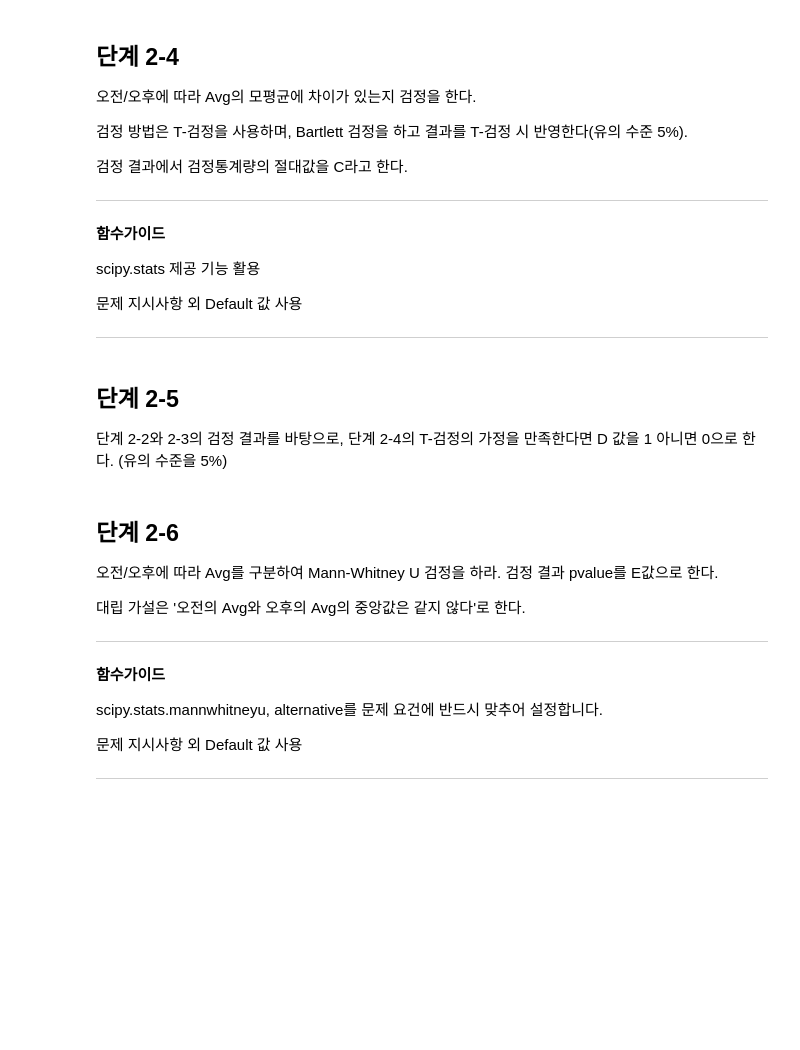
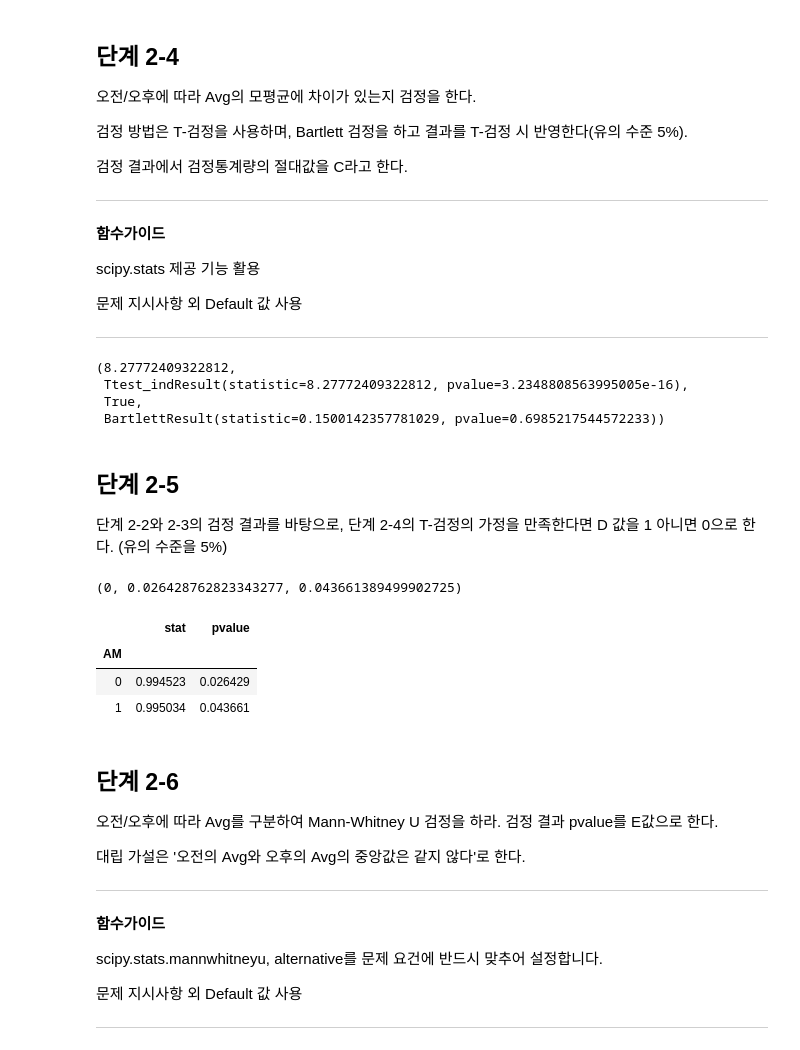
Before and after one commit to sunkusun9/DS_lv3_2605, a Jupyter notebook: sec_ds_lv3_prob3_prob.ipynb, the cells around one changed output. Saved outputs shown, nothing was run; the diff lists cells and outputs as text; code cells hidden in the pictures; blank space fills up the shorter version.

```diff
--- a/sec_ds_lv3_prob3_prob.ipynb
+++ b/sec_ds_lv3_prob3_prob.ipynb
@@ -957,10 +1029,45 @@ scipy.stats 제공 기능 활용
 문제 지시사항 외 Default 값 사용
 
 ---
+# %%
+# ttest_1samp: H0: mu = a, H1: mu ≠ a # , left: mu < a , right: mu > a 검정장 버젼의 scipys.stats 미제공
+# ttest_ind:  H0: mu_1 = mu_2, H1: mu_1 ≠ mu_2,  paired가 아닌
+# ttest_rel: H0: mu = mu', H1: mu ≠ mu',  어떤 기준에의 paired가 되는
+
+from scipy.stats import ttest_ind, bartlett
+
+result_bart = bartlett(
+    df_prob2.loc[df_prob2['AM'] == 0, 'Avg'], df_prob2.loc[df_prob2['AM'] == 1, 'Avg']
+) #  Bartlett 검정을 하고 결과를 T-검정 시 반영한다(유의 수준 5%).
+equal_var_bart = result_bart.pvalue >= 0.05
+result2_4 = ttest_ind(
+    df_prob2.loc[df_prob2['AM'] == 0, 'Avg'], df_prob2.loc[df_prob2['AM'] == 1, 'Avg'], equal_var = equal_var_bart
+)
+C = abs(result2_4.statistic) # 검정통계량의 절대값을 C
+C, result2_4, equal_var_bart, result_bart
+# %% [output]
+(8.27772409322812,
+ Ttest_indResult(statistic=8.27772409322812, pvalue=3.2348808563995005e-16),
+ True,
+ BartlettResult(statistic=0.1500142357781029, pvalue=0.6985217544572233))
 # %% [markdown]
 ## 단계 2-5
 
 단계 2-2와 2-3의 검정 결과를 바탕으로, 단계 2-4의 T-검정의 가정을 만족한다면 D 값을 1 아니면 0으로 한다. (유의 수준을 5%)
+# %%
+D = 1 if (A >= 0.05) and (B >= 0.05) else 0 # D 값을 1 아니면 0으로 한다. (유의 수준을 5%)
+D, A, B
+# %% [output]
+(0, 0.026428762823343277, 0.043661389499902725)
+# %%
+df_prob2.groupby('AM')['Avg'].apply(
+    lambda x: pd.Series(shapiro(x), index = ['stat', 'pvalue'])
+).unstack()
+# %% [output]
+|  | stat | pvalue |
+| AM |  |  |
+| 0 | 0.994523 | 0.026429 |
+| 1 | 0.995034 | 0.043661 |
 # %% [markdown]
 ## 단계 2-6
 
```
Also changed, not shown: parts of 97 cells of this notebook.
